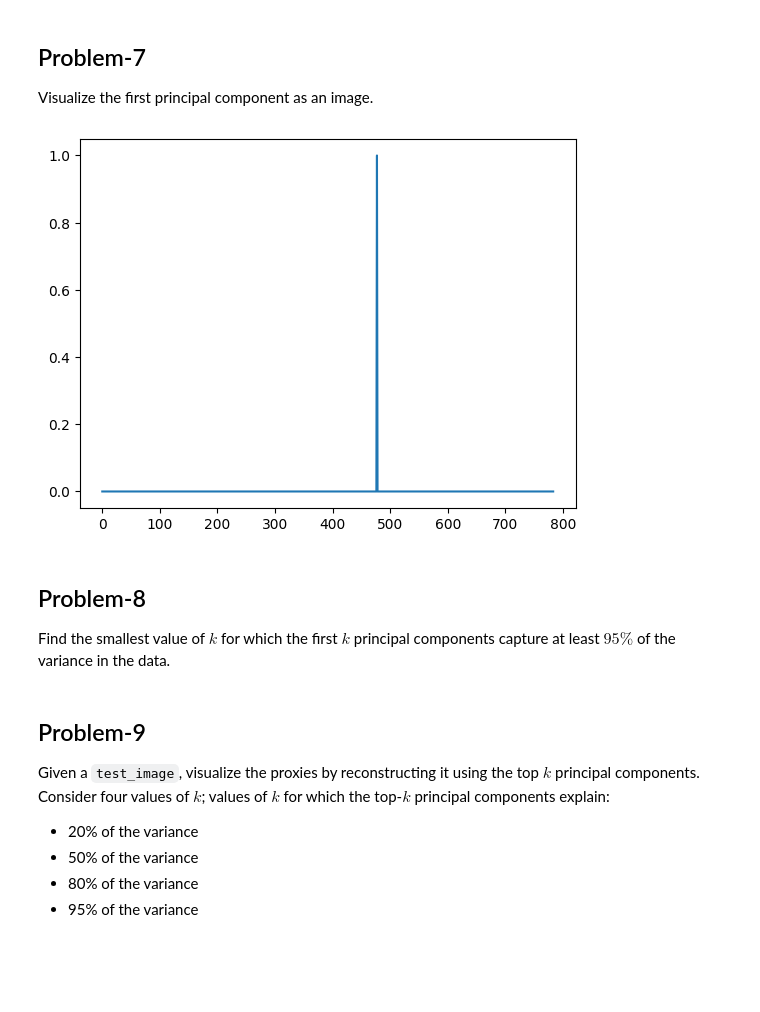
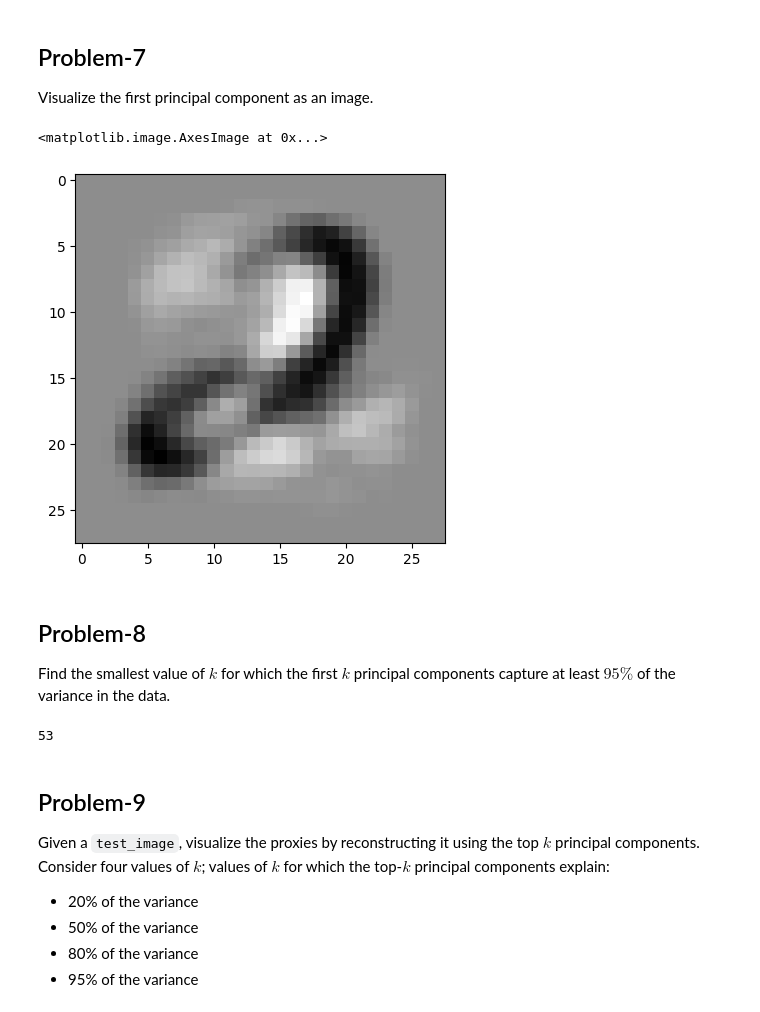
Before and after one commit to kumar-shivang/Machine-Learning-T, a Jupyter notebook: Week_1_Programming.ipynb, the cells around one changed output. Drawn from its saved outputs; the diff is of its cells as text; code cells hidden in the pictures; blank space fills up the shorter version.

```diff
--- a/Week_1_Programming.ipynb
+++ b/Week_1_Programming.ipynb
@@ -141,13 +141,11 @@ print(np.linalg.norm(np.sum(eigvec[:2],axis=0)))
 
 Visualize the first principal component as an image.
 # %%
-# Enter your solution here
-# print(eigonvectors[0])
-# plt.imshow(eigvec[0].reshape((28,28)))
-plt.plot(eigvec[0])
-plt.show()
+# plot the first PC
+plt.imshow(eigvec[:,0].reshape(28,28), cmap = plt.cm.binary)
 # %% [output]
+<matplotlib.image.AxesImage at 0x...>
-[figure, old version]
+[figure, new version]
 # %% [markdown]
 ## Problem-8
 
@@ -166,6 +164,9 @@ def first_k_PC(eigonvalues,accuracy):
       # print(k,sum_till_k)
     else:
       return k
+print(first_k_PC(eigval,95))
+# %% [output]
+53
 # %% [markdown]
 ## Problem-9
 
```
Also changed, not shown: parts of 14 cells of this notebook.
